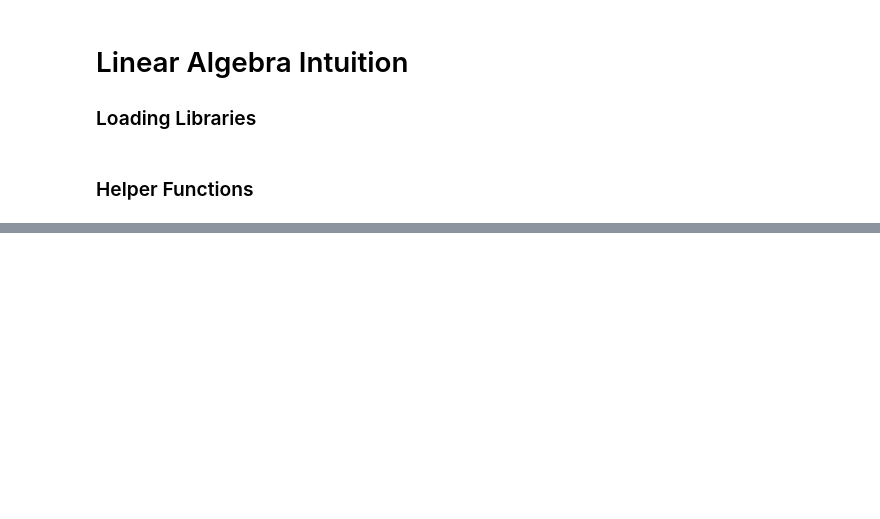
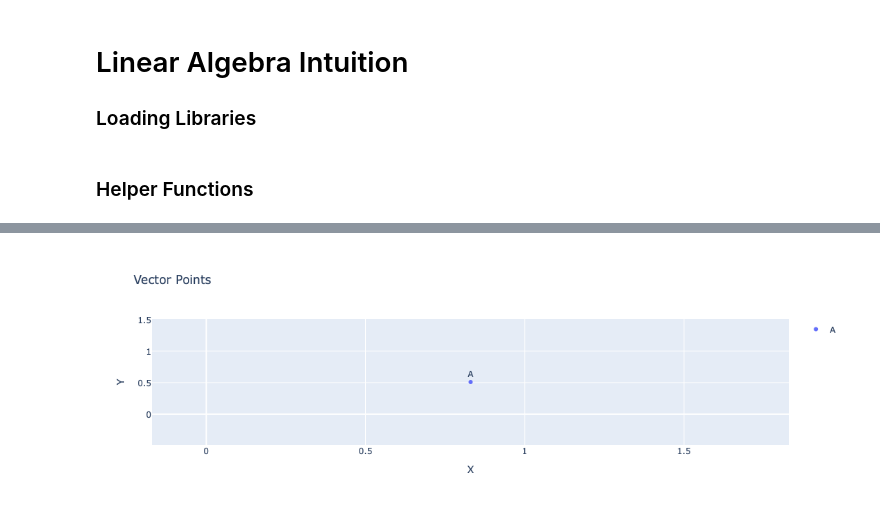
Before and after one commit to joakor89/Modern-Time-Series-Forecasting-with-Python, a Jupyter notebook: chap_11/01_LAI.ipynb, the cells around one changed output, grey strips where cells are left out. Drawn from its saved outputs; the diff is of its cells as text; code cells hidden in the pictures; blank space fills up the shorter version.

```diff
--- a/chap_11/01_LAI.ipynb
+++ b/chap_11/01_LAI.ipynb
@@ -97,0 +156,4 @@ def plot_grid(xygrids, titles, colors, figsize=(16,8)):
+# %%
+plot_vector_points([A], names=["A"])
+# %% [output]
+[figure, added]
```
Also changed, not shown: parts of 6 cells of this notebook.
